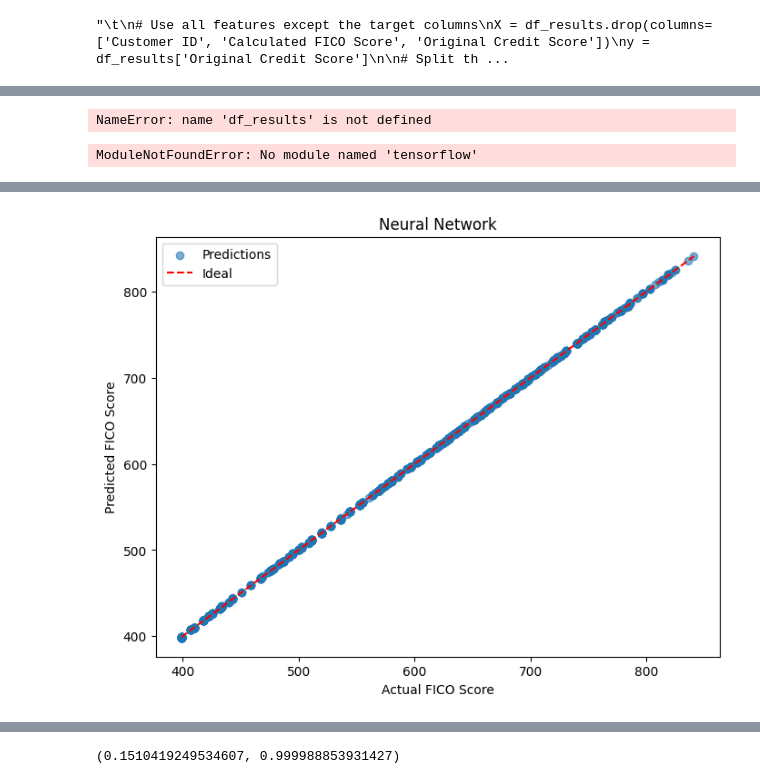
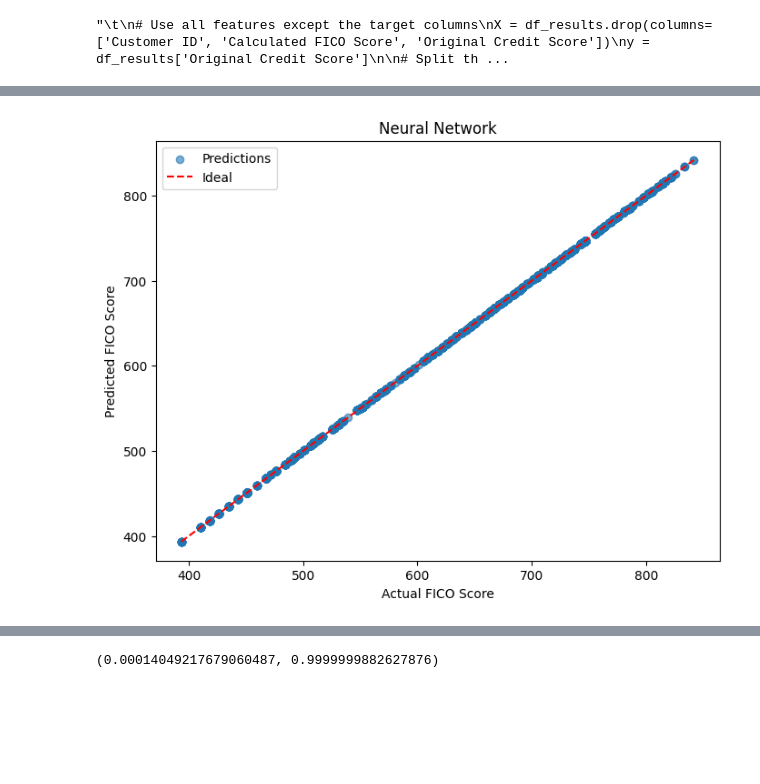
Before and after one commit to RenatoMendoza/CreditModel, a Jupyter notebook: Tests.ipynb, the cells around one changed output, grey strips where cells are left out. Drawn from its saved outputs; the diff is of its cells as text; code cells hidden in the pictures; blank space fills up the shorter version.

```diff
--- a/Tests.ipynb
+++ b/Tests.ipynb
@@ -154,0 +160,3 @@ plt.show()
+# %%
+data_1 = clean_data_ml('credit_score.csv')  # Ensure clean_data is properly imported and callable
+data_1
@@ -155,28 +177,18 @@ plt.show()
+# %%
+data_ml = calculate_traditional_credit_score_binary(data_1)
 # %%
-from sklearn.model_selection import train_test_split
-from sklearn.preprocessing import StandardScaler
-
 # Split into features (X) and target (y)
-X = df_results.drop(columns=['Customer ID', 'Original Credit Score', 'Calculated FICO Score']).iloc[:, :-1].values
-y = df_results['Calculated FICO Score'].values   # Last column (FICO Score) as target
+X = data_ml.drop(columns=['customer_id', 'fico_score', 'credit_category']).iloc[:, :-1].values
+y = data_ml['fico_score'].values   # Last column (FICO Score) as target
 
 scaler = StandardScaler()
 X_scaled = scaler.fit_transform(X)
 
 # Split data
-X_train, X_temp, y_train, y_temp = train_test_split(X_scaled, y, test_size=0.3, random_state=42)
-X_val, X_test, y_val, y_test = train_test_split(X_temp, y_temp, test_size=0.5, random_state=42)
+X_train, X_test, y_train, y_test = train_test_split(X_scaled, y, test_size=0.3)
-# %% [output]
-NameError: name 'df_results' is not defined
 # %%
-from sklearn.metrics import mean_squared_error, r2_score
-from tensorflow.keras.models import Sequential
-from tensorflow.keras.layers import Dense, Input
-from tensorflow.keras.optimizers import Adam
-
-
 class NeuralNetworkModel():
-    def __init__(self, input_dim, learning_rate=int, epochs=int, batch_size=int) -> int:
+    def __init__(self, input_dim, learning_rate, epochs, batch_size):
         self.input_dim = input_dim
         self.learning_rate = learning_rate
         self.epochs = epochs
@@ -186,7 +198,7 @@ class NeuralNetworkModel():
     def _build_model(self):
         model = Sequential([
             Input(shape=(self.input_dim,)),
-            Dense(32, activation='relu'),
+            Dense(32, activation='linear'),
             Dense(16, activation='linear'),
             Dense(1, activation='linear')
         ])
@@ -194,36 +206,36 @@ class NeuralNetworkModel():
         return model
 
     def fit(self, X_train, y_train):
-        """Fit the model to training data."""
-        pass
+        # Set early stopping to monitor the validation loss with a patience of 10 epochs.
+        early_stop = EarlyStopping(monitor='val_loss', patience=10, restore_best_weights=True)
+        # Fit the model with a validation split from the training data
+        self.model.fit(X_train, y_train,
+                       epochs=self.epochs,
+                       batch_size=self.batch_size,
+                       validation_split=0.2,
+                       callbacks=[early_stop],
+                       verbose=0)
+        print("Neural Network model trained with early stopping.")
 
     def predict(self, X):
-        """Predict using the trained model."""
-        pass
+        return self.model.predict(X).flatten()
 
     def evaluate(self, X_test, y_test):
-        """Evaluate the model using MSE and R2."""
         preds = self.predict(X_test)
         mse = mean_squared_error(y_test, preds)
         r2 = r2_score(y_test, preds)
         print(f"Evaluation -- MSE: {mse:.4f}, R2: {r2:.4f}")
         return mse, r2
-
-    def fit(self, X_train, y_train):
-        self.model.fit(X_train, y_train, epochs=self.epochs, batch_size=self.batch_size, verbose=0)
-        print("Neural Network model trained.")
-
-    def predict(self, X):
-        return self.model.predict(X).flatten()
-# %% [output]
-ModuleNotFoundError: No module named 'tensorflow'
 # %%
+# Training the Neural Network Model
 print("Training Neural Network Model...")
-nn_model = NeuralNetworkModel(input_dim=X_train.shape[1], learning_rate=0.001, epochs=100, batch_size=16)
+nn_model = NeuralNetworkModel(input_dim=X_train.shape[1], learning_rate=0.001, epochs=100, batch_size=8)
 nn_model.fit(X_train, y_train)
+
 print("\nValidation set performance:")
-nn_model.evaluate(X_val, y_val)
+nn_model.evaluate(X_test, y_test)
 
+# Predict and plot results
 preds_test = nn_model.predict(X_test)
 
 plt.figure(figsize=(8, 6))
@@ -248,2 +260,2 @@ Evaluation -- MSE: 0.1595, R2: 1.0000
-[figure, old version]
+[figure, new version]
 Final Test set performance:
@@ -252 +264 @@ Evaluation -- MSE: 0.1510, R2: 1.0000
-(0.1510419249534607, 0.999988853931427)
+(0.00014049217679060487, 0.9999999882627876)
```
Also changed, not shown: parts of 5 cells of this notebook, 1 other file.
